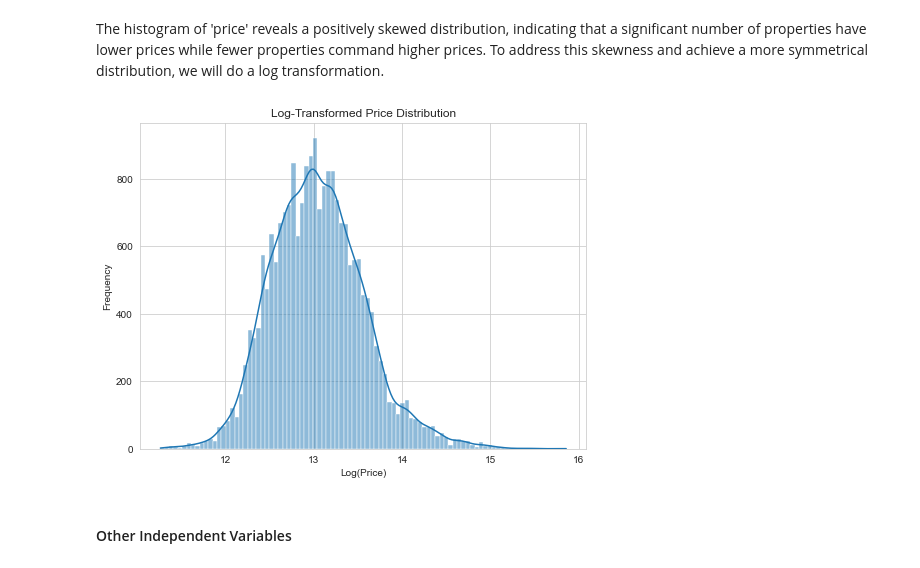
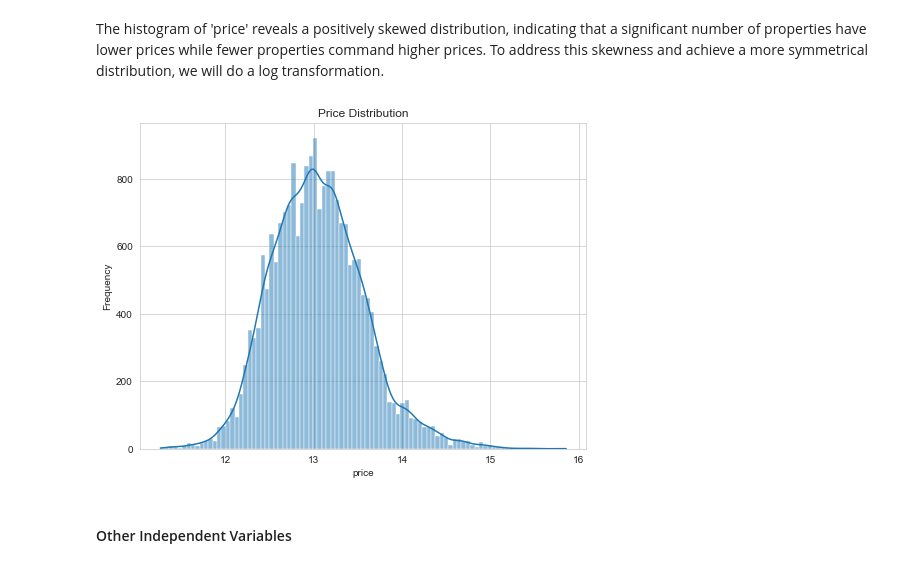
Before and after one commit to ggeorgekkariuki/Kings-Country-Housing-Project, a Jupyter notebook: student.ipynb, the cells around one changed output. Saved outputs shown, nothing was run; the diff lists cells and outputs as text; code cells hidden in the pictures.

```diff
--- a/student.ipynb
+++ b/student.ipynb
@@ -678,18 +687,9 @@ plt.show()
 # %% [markdown]
 The histogram of 'price' reveals a positively skewed distribution, indicating that a significant number of properties have lower prices while fewer properties command higher prices. To address this skewness and achieve a more symmetrical distribution, we will do a log transformation.
-# %%
-#log tranformation for 'price'
-price_log = np.log(kc_data_df['price'])
-
-# Plot histogram of the transformed 'price'
-plt.figure(figsize=(8, 6))
-sns.histplot(data=kc_data_df, x=price_log, kde=True)
-plt.title('Log-Transformed Price Distribution')
-plt.xlabel('Log(Price)')
-plt.ylabel('Frequency')
-plt.show()
-# %% [output]
-[figure, removed]
+# %%
+feature_histogram('price', log_transform=True)
+# %% [output]
+[figure, added]
 # %% [markdown]
 #### Other Independent Variables
 # %%
```
Also changed, not shown: parts of 7 cells of this notebook.
